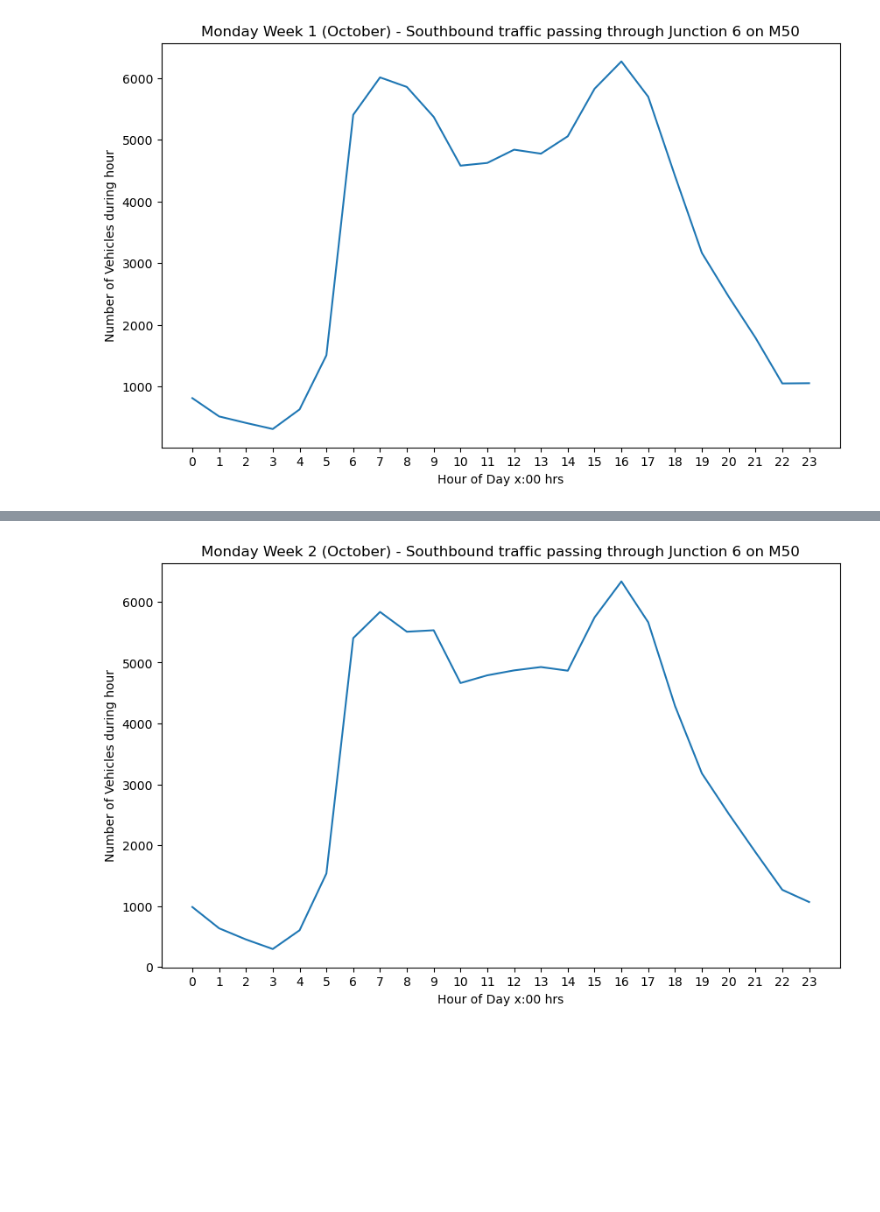
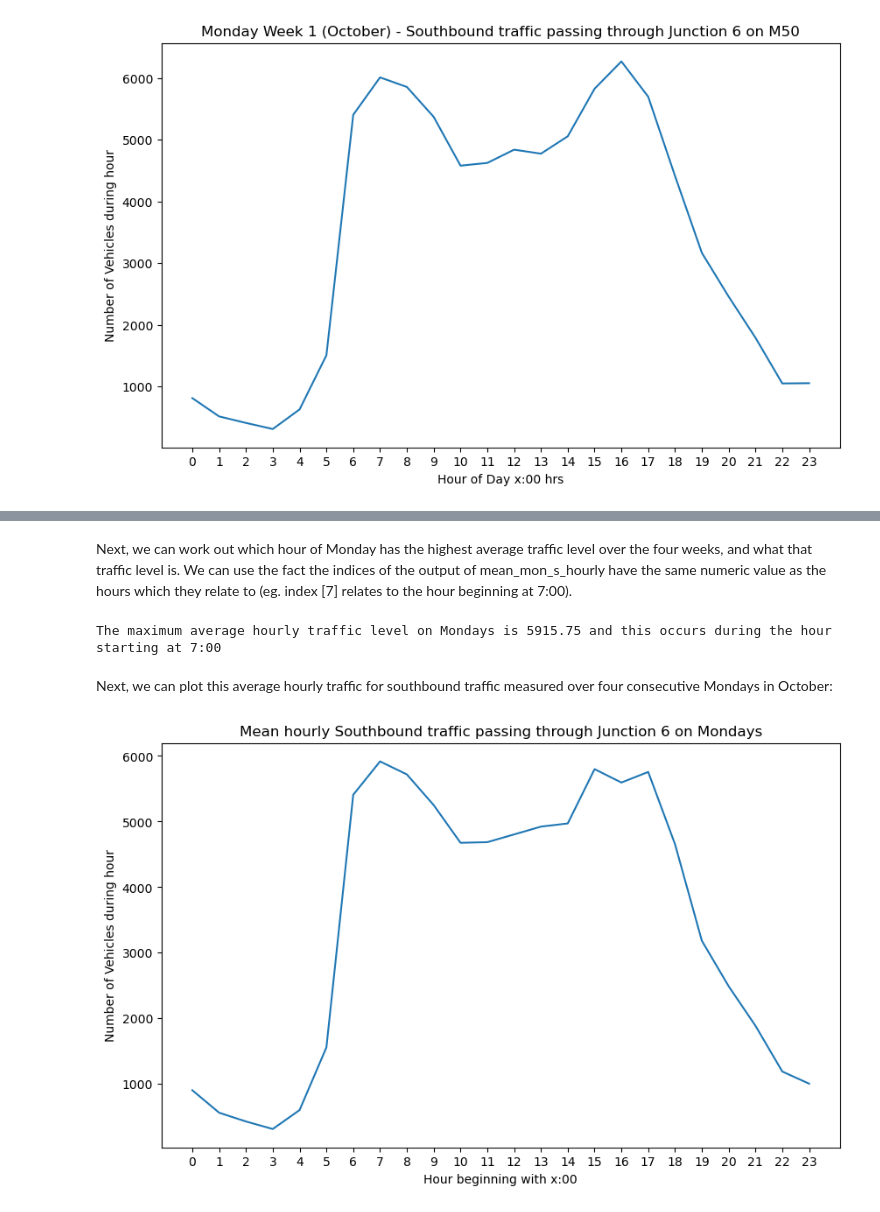
Before and after one commit to jmce22/pfda_project1, a Jupyter notebook: pfda_project1.ipynb, the cells around one changed output, grey strips where cells are left out. Saved outputs shown, nothing was run; the diff lists cells and outputs as text; code cells hidden in the pictures; blank space fills up the shorter version.

```diff
--- a/pfda_project1.ipynb
+++ b/pfda_project1.ipynb
@@ -52,0 +57,16 @@ plt.show()
+# %%
+# First we create a dataframe consisting only of rows where the data in the 'day' column is 'monday'.
+
+monday = df.loc[df['day'] == 'Mon']
+
+print(monday)
+
+# Next we use the groupby() function on this 'monday' dataframe to seperate the data by the contents of the 'hour' column.
+# This creates 24 groups of data from the 'monday' dataframe
+# We then use the .mean method on the 'southbound' column within each of these groups to calculate the mean value (over 4 weeks)
+# for southbound traffic for each hour of each day.
+mean_mon_s_hourly = monday.groupby('hour')['southbound'].mean()
+
+print()
+print('The average figure for southbound traffic passing through Junction 6 during each hour on a Monday is: ')
+print(mean_mon_s_hourly)
@@ -53,12 +91,20 @@ plt.show()
+# %% [markdown]
+Next, we can work out which hour of Monday has the highest average traffic level over the four weeks, and what that traffic level is. We can use the fact the indices of the output of mean_mon_s_hourly have the same numeric value as the hours which they relate to (eg. index [7] relates to the hour beginning at 7:00).
+# %%
+max_row_mon_s_hourly = mean_mon_s_hourly.idxmax()
+max_value_mon_s_hourly = mean_mon_s_hourly.max()
+print(f'The maximum average hourly traffic level on Mondays is {max_value_mon_s_hourly} and this occurs during the hour starting at {max_row_mon_s_hourly}:00')
+# %% [output]
+The maximum average hourly traffic level on Mondays is 5915.75 and this occurs during the hour starting at 7:00
+# %% [markdown]
+Next, we can plot this average hourly traffic for southbound traffic measured over four consecutive Mondays in October:
 # %%
-monday_wk2 = df.loc[(df['day'] == 'Mon') & (df['week'] == 2)]
-
 plt.figure(figsize=(10,6))
-plt.plot(monday_wk2['hour'], monday_wk2['southbound'])
-plt.xlabel('Hour of Day x:00 hrs')
-plt.xticks(np.arange(24))      # separate x-axis into intervals of 1 hour rather
+plt.plot(mean_mon_s_hourly)
+plt.xlabel('Hour beginning with x:00')
+plt.xticks(np.arange(24))      # seperate x-axis into 24 intervals rather than 5
 plt.ylabel('Number of Vehicles during hour')
-plt.title('Monday Week 2 (October) - Southbound traffic passing through Junction 6 on M50')
+plt.title('Mean hourly Southbound traffic passing through Junction 6 on Mondays')
 plt.show()
 # %% [output]
-[figure, old version]
+[figure, new version]
```
Also changed, not shown: parts of 16 cells of this notebook.
